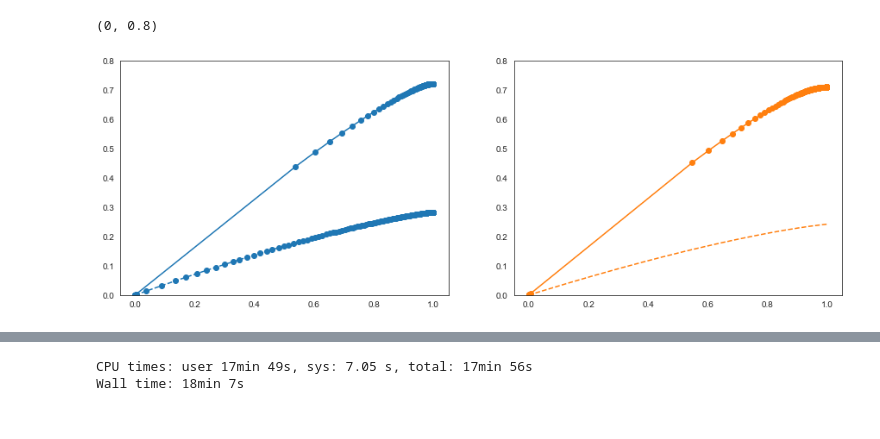
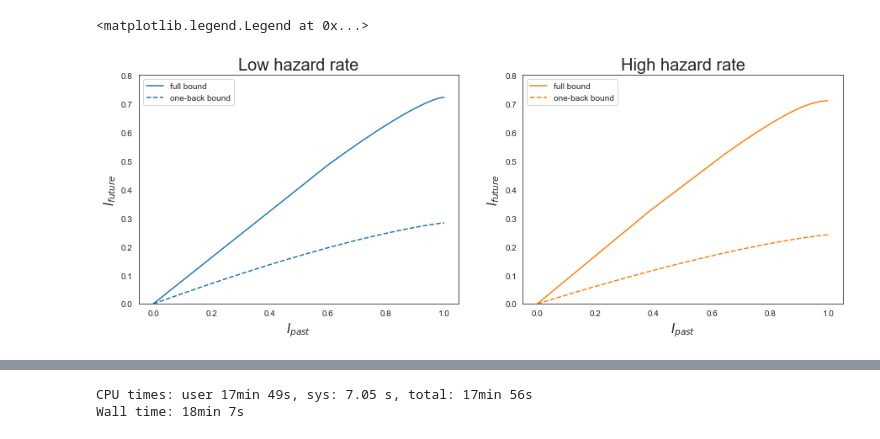
Before and after one commit to alsfilip/HMM_Beads, a Jupyter notebook: HMM_Beads_Preregistration.ipynb, the cells around one changed output, grey strips where cells are left out. Drawn from its saved outputs; the diff is of its cells as text; code cells hidden in the pictures.

```diff
--- a/HMM_Beads_Preregistration.ipynb
+++ b/HMM_Beads_Preregistration.ipynb
@@ -244,20 +241,0 @@ The data come from 78 subjects who performed a task in which they were trying to
-# %%
-import pandas as pd
-import numpy as np
-import matplotlib.pyplot as plt
-import os,ndd
-from embo import EmpiricalBottleneck
-import HMM_beads_utils as ut
-
-import seaborn as sns
-sns.set_style("white")
-cmap = plt.get_cmap("tab10")
-
-# Load A2AFC data
-adat = pd.read_csv('/Users/alsfilip/Dropbox/Penn/Auditory_2AFC/Auditory_2AFC/Figures/eLife/data/bdat.csv')
-adat_trials = adat.iloc[0:3000].copy() # To get trial information
-adat = adat[pd.notna(adat['Resp'])].copy() # Removing trials with no responses
-adat_h1 = adat[adat['H']==.01]
-adat_h9 = adat[adat['H']==.99]
-adat_h19 = adat_h1.append(adat_h9,ignore_index=False)
-adat_h19
@@ -332,13 +349,26 @@ Wall time: 7min 11s
 # %%
+# Plot bounds for each hazard rate
 plt.figure(1,(15,5))
+
+# Low hazard rate
 plt.subplot(1,2,1)
-plt.plot(ipw_h1,ifw_h1,'-o',color=cmap(0))
-plt.plot(ipw_h1_1back,ifw_h1_1back,'--o',color=cmap(0))
+plt.plot(ipw_h1,ifw_h1,'-',color=cmap(0),label='full bound')
+plt.plot(ipw_h1_1back,ifw_h1_1back,'--',color=cmap(0), label='one-back bound')
 plt.ylim([0,.8])
+plt.xlabel('$I_{past}$',size=15)
+plt.ylabel('$I_{future}$',size=15)
+plt.title('Low hazard rate',size=20)
+plt.legend()
+
+# High hazard rate
 plt.subplot(1,2,2)
-plt.plot(ipw_h9,ifw_h9,'-o',color=cmap(1))
-plt.plot(ipw_h9_1back,ifw_h9_1back,'--',color=cmap(1))
+plt.plot(ipw_h9,ifw_h9,'-',color=cmap(1),label='full bound')
+plt.plot(ipw_h9_1back,ifw_h9_1back,'--',color=cmap(1), label='one-back bound')
 plt.ylim([0,.8])
+plt.xlabel('$I_{past}$',size=15)
+plt.ylabel('$I_{future}$',size=15)
+plt.title('High hazard rate',size=20)
+plt.legend()
 # %% [output]
-(0, 0.8)
+<matplotlib.legend.Legend at 0x...>
-[figure, old version]
+[figure, new version]
```
Also changed, not shown: parts of 13 cells of this notebook, 1 other file.
